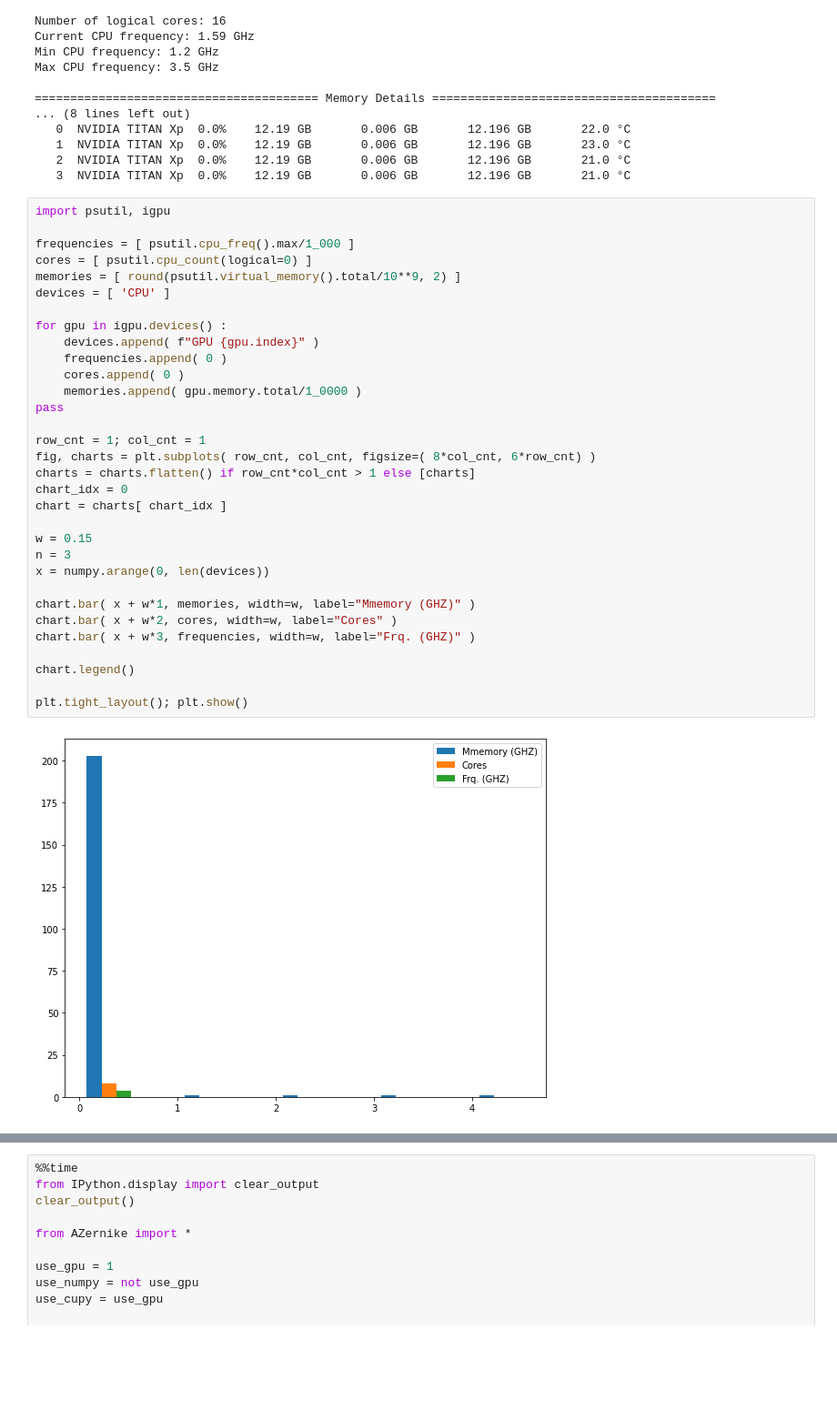
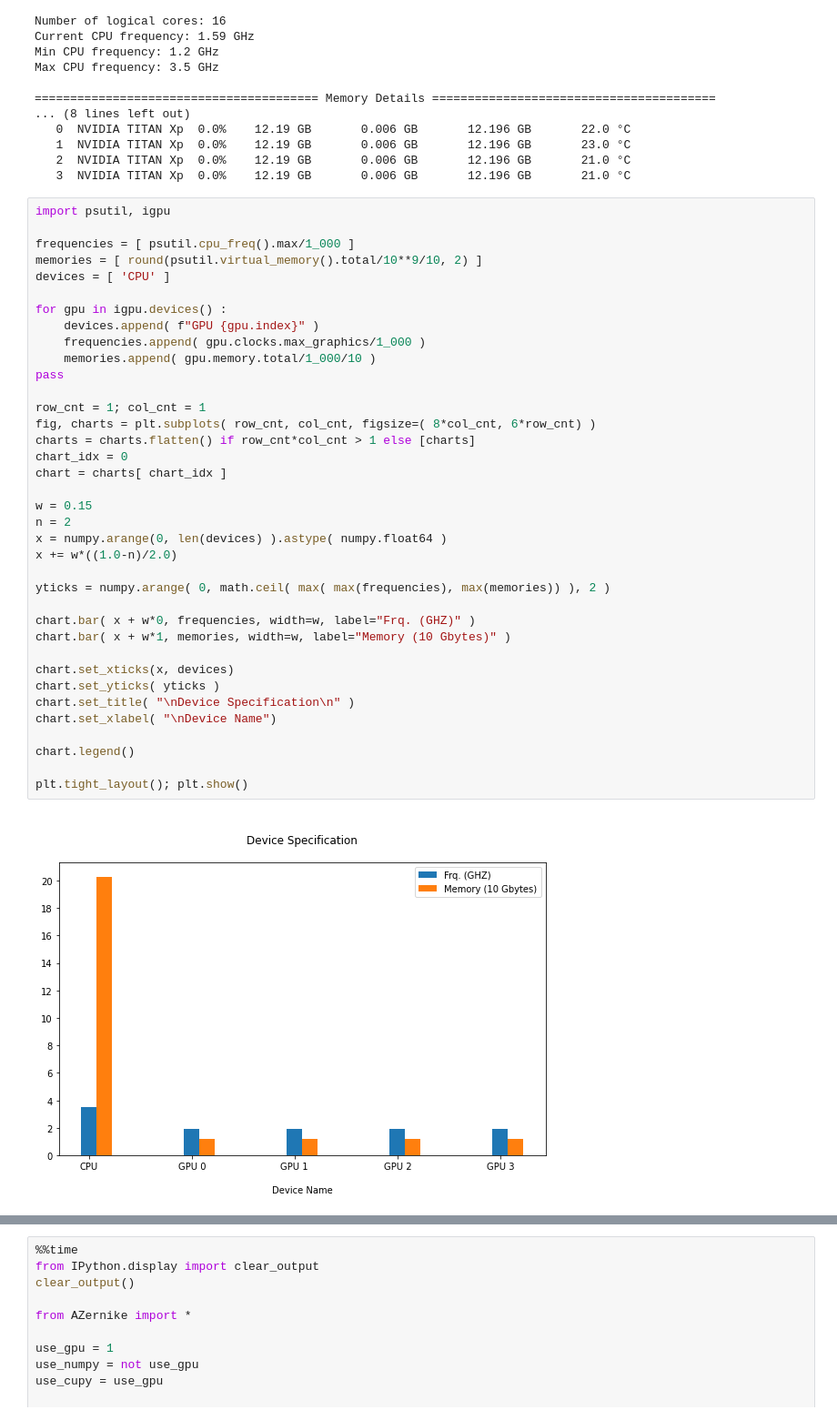
Before and after one commit to sunabove/Zernike, a Jupyter notebook: AZernike.ipynb, the cells around one changed output, grey strips where cells are left out. Shown: that part at 91% size. Drawn from its saved outputs; the diff is of its cells as text; blank space fills up the shorter version.

```diff
--- a/AZernike.ipynb
+++ b/AZernike.ipynb
@@ -72,37 +72,42 @@ Max CPU frequency: 3.5 GHz
 # %%
 import psutil, igpu
 
 frequencies = [ psutil.cpu_freq().max/1_000 ]
-cores = [ psutil.cpu_count(logical=0) ]
-memories = [ round(psutil.virtual_memory().total/10**9, 2) ]
+memories = [ round(psutil.virtual_memory().total/10**9/10, 2) ]
 devices = [ 'CPU' ]
 
 for gpu in igpu.devices() :
     devices.append( f"GPU {gpu.index}" )
-    frequencies.append( 0 )
-    cores.append( 0 )
-    memories.append( gpu.memory.total/1_0000 )
+    frequencies.append( gpu.clocks.max_graphics/1_000 )
+    memories.append( gpu.memory.total/1_000/10 )
 pass
 
 row_cnt = 1; col_cnt = 1
 fig, charts = plt.subplots( row_cnt, col_cnt, figsize=( 8*col_cnt, 6*row_cnt) )
 charts = charts.flatten() if row_cnt*col_cnt > 1 else [charts]
 chart_idx = 0
 chart = charts[ chart_idx ]
 
 w = 0.15
-n = 3
-x = numpy.arange(0, len(devices))
+n = 2
+x = numpy.arange(0, len(devices) ).astype( numpy.float64 )
+x += w*((1.0-n)/2.0)
 
-chart.bar( x + w*1, memories, width=w, label="Mmemory (GHZ)" )
-chart.bar( x + w*2, cores, width=w, label="Cores" )
-chart.bar( x + w*3, frequencies, width=w, label="Frq. (GHZ)" )
+yticks = numpy.arange( 0, math.ceil( max( max(frequencies), max(memories)) ), 2 )
+
+chart.bar( x + w*0, frequencies, width=w, label="Frq. (GHZ)" )
+chart.bar( x + w*1, memories, width=w, label="Memory (10 Gbytes)" )
+
+chart.set_xticks(x, devices)
+chart.set_yticks( yticks )
+chart.set_title( "\nDevice Specification\n" )
+chart.set_xlabel( "\nDevice Name")
 
 chart.legend()
 
 plt.tight_layout(); plt.show()
 # %% [output]
-[figure, old version]
+[figure, new version]
 # %%
 %%time
 from IPython.display import clear_output
```
Also changed, not shown: parts of 1 cell of this notebook, 1 other file.
